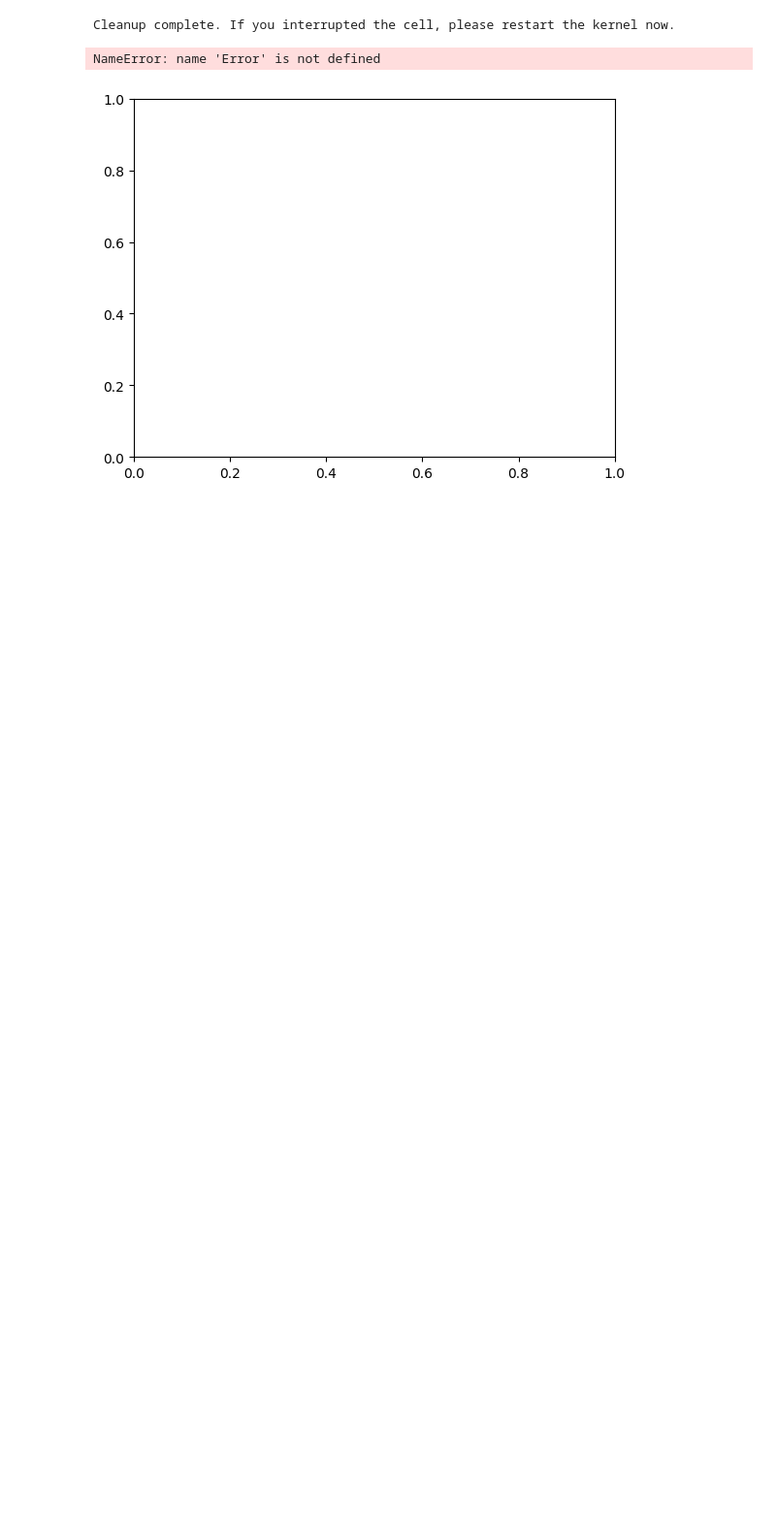
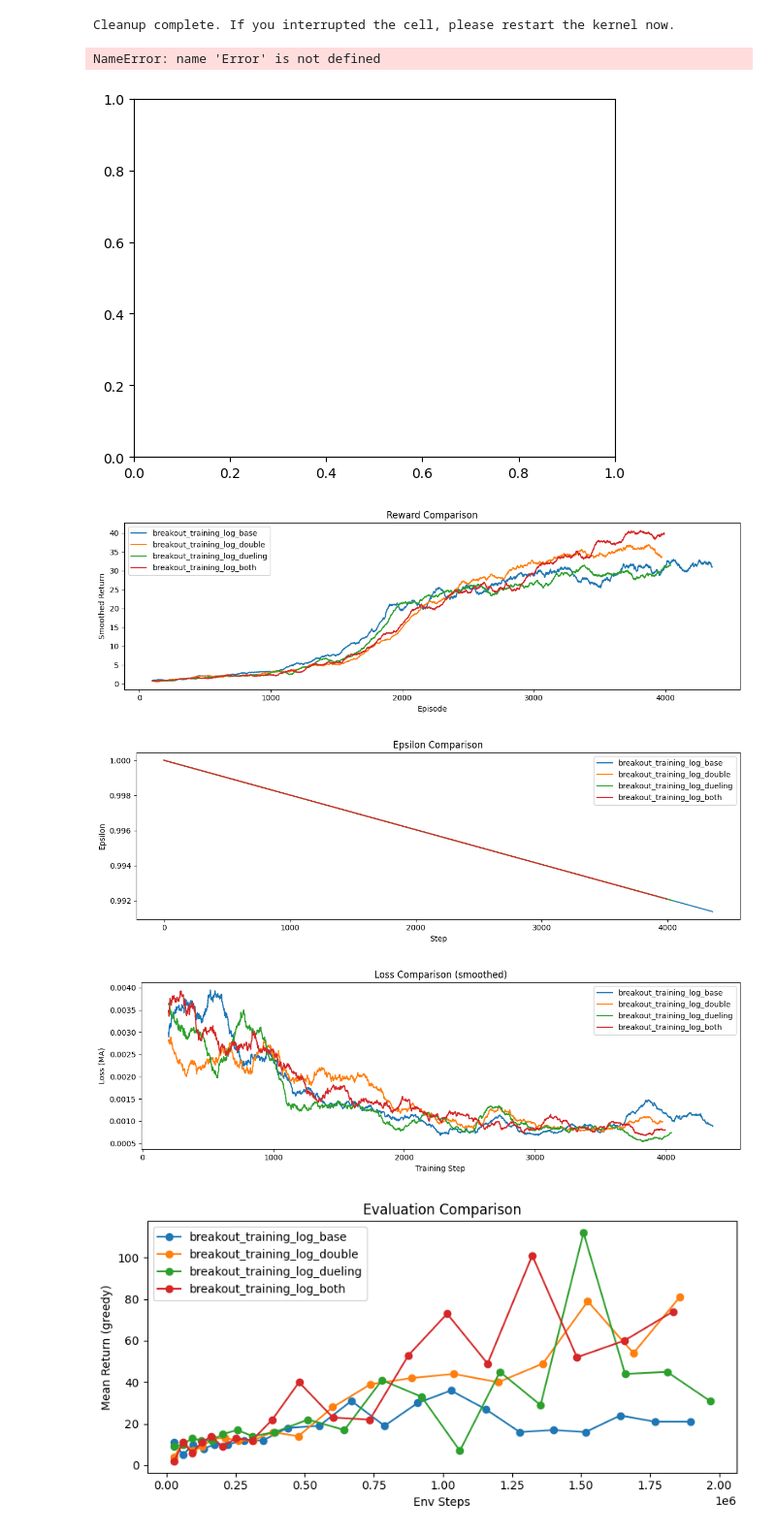
Before and after one commit to AlexanderVanOyen/RL, a Jupyter notebook: Assignment_1_DQN.ipynb, the cells around one changed output. Shown at 97% size. Cells and saved outputs as stored; diff of their text form; code cells hidden in the pictures; blank space fills up the shorter version.

Commit message:
plot code and logs

```diff
--- a/Assignment_1_DQN.ipynb
+++ b/Assignment_1_DQN.ipynb
@@ -1089,18 +1089,18 @@ for stage_env_name in cfg.curriculum:
         'losses': logs['losses'][:len(logs['episode_rewards'])],
         'eps_history': logs['eps_history'][:len(logs['episode_rewards'])],
     })
-    train_csv = f"logs/{stage_env_name}_training_log.csv"
+    train_csv = f"logs/{stage_env_name}_training_log_base.csv"
     df.to_csv(train_csv, index=False)
     print(f"Saved training data → {train_csv}")
 
     # Save evaluation results
     eval_df = pd.DataFrame(logs['eval'], columns=['total_steps', 'eval_return'])
-    eval_csv = f"logs/{stage_env_name}_eval_log.csv"
+    eval_csv = f"logs/{stage_env_name}_eval_log_base.csv"
     eval_df.to_csv(eval_csv, index=False)
     print(f"Saved eval data → {eval_csv}")
 
     # Save model checkpoint
-    checkpoint_path = f"checkpoints/{stage_env_name}_final.pt"
+    checkpoint_path = f"checkpoints/{stage_env_name}_final_base.pth"
     save_checkpoint(checkpoint_path, q_net, optimizer, cfg, stage_env_name)
 
     stage_index += 1
@@ -1433,0 +2302,21 @@ def load_checkpoint(path, q_net, optimizer):
+# %%
+training_csvs = [
+    "logs/breakout_training_log_base.csv",
+    "logs/breakout_training_log_double.csv",
+    "logs/breakout_training_log_dueling.csv",
+    "logs/breakout_training_log_both.csv"
+]
+
+eval_csvs = [
+    "logs/breakout_eval_log_base.csv",
+    "logs/breakout_eval_log_double.csv",
+    "logs/breakout_eval_log_dueling.csv",
+    "logs/breakout_eval_log_both.csv"
+]
+
+plot_combined_training_logs(training_csvs, eval_csvs)
+# %% [output]
+[figure, added]
+[figure, added]
+[figure, added]
+[figure, added]
```
Also changed, not shown: parts of 11 cells of this notebook, 10 other files.
